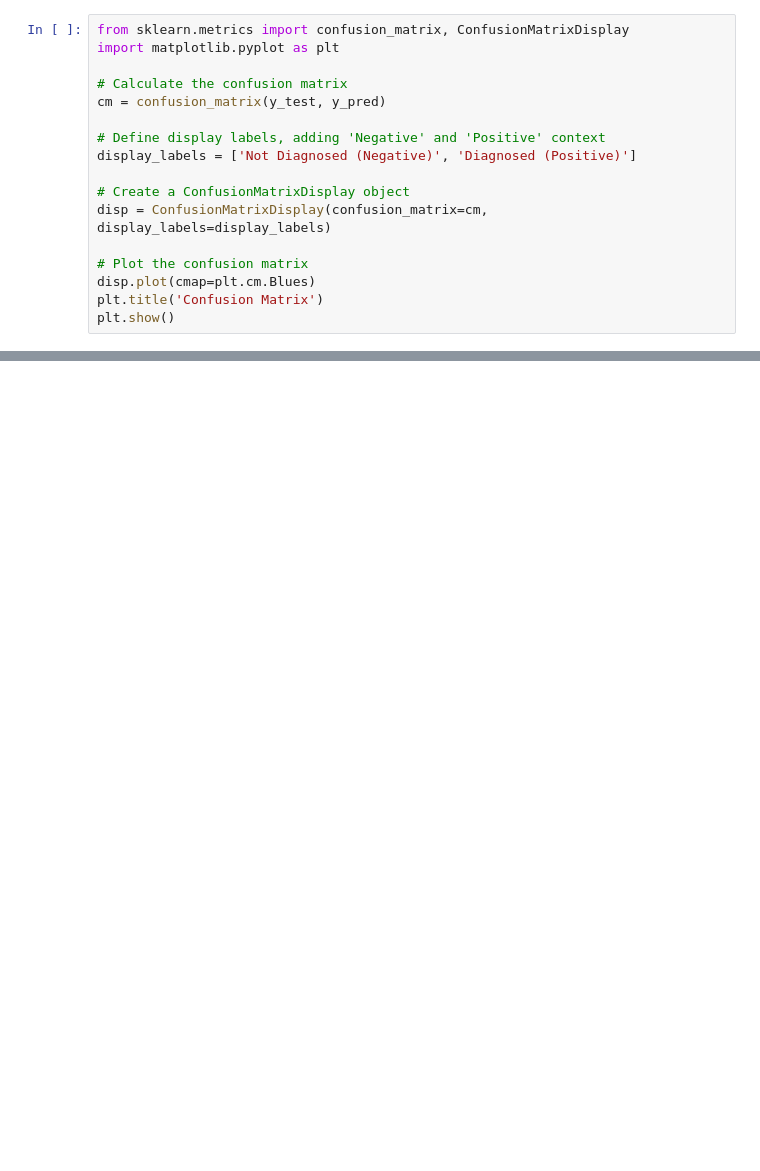
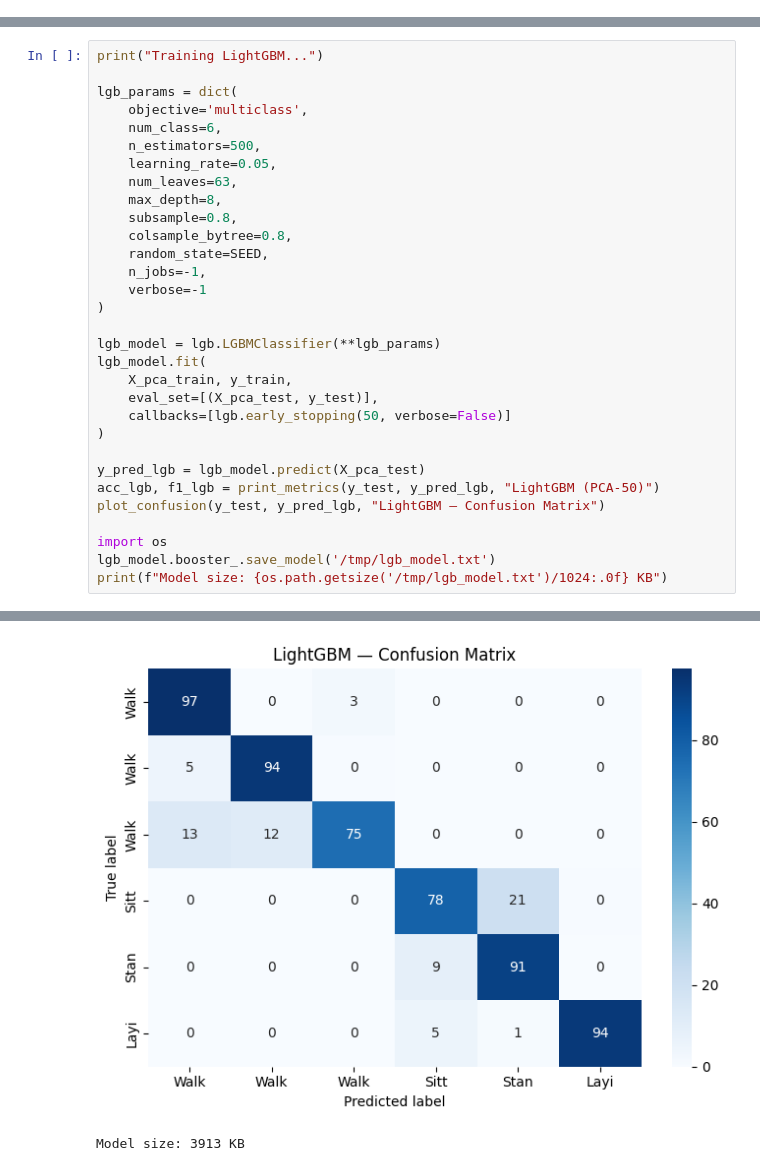
Before and after one commit to Rohithsirpuri80018/ML-lab, a Jupyter notebook: Untitled6.ipynb, the cells around one changed output, grey strips where cells are left out. Saved outputs shown, nothing was run; the diff lists cells and outputs as text; blank space fills up the shorter version.

```diff
--- a/Untitled6.ipynb
+++ b/Untitled6.ipynb
@@ -215,17 +2,0 @@ ROC AUC Score: 1.0000
-# %%
-from sklearn.metrics import confusion_matrix, ConfusionMatrixDisplay
-import matplotlib.pyplot as plt
-
-# Calculate the confusion matrix
-cm = confusion_matrix(y_test, y_pred)
-
-# Define display labels, adding 'Negative' and 'Positive' context
-display_labels = ['Not Diagnosed (Negative)', 'Diagnosed (Positive)']
-
-# Create a ConfusionMatrixDisplay object
-disp = ConfusionMatrixDisplay(confusion_matrix=cm, display_labels=display_labels)
-
-# Plot the confusion matrix
-disp.plot(cmap=plt.cm.Blues)
-plt.title('Confusion Matrix')
-plt.show()
@@ -571,0 +182,32 @@ Comparison of Actual vs. Predicted Diagnosis Labels on Test Set:
+# %%
+print("Training LightGBM...")
+
+lgb_params = dict(
+    objective='multiclass',
+    num_class=6,
+    n_estimators=500,
+    learning_rate=0.05,
+    num_leaves=63,
+    max_depth=8,
+    subsample=0.8,
+    colsample_bytree=0.8,
+    random_state=SEED,
+    n_jobs=-1,
+    verbose=-1
+)
+
+lgb_model = lgb.LGBMClassifier(**lgb_params)
+lgb_model.fit(
+    X_pca_train, y_train,
+    eval_set=[(X_pca_test, y_test)],
+    callbacks=[lgb.early_stopping(50, verbose=False)]
+)
+
+y_pred_lgb = lgb_model.predict(X_pca_test)
+acc_lgb, f1_lgb = print_metrics(y_test, y_pred_lgb, "LightGBM (PCA-50)")
+plot_confusion(y_test, y_pred_lgb, "LightGBM — Confusion Matrix")
+
+import os
+lgb_model.booster_.save_model('/tmp/lgb_model.txt')
+print(f"Model size: {os.path.getsize('/tmp/lgb_model.txt')/1024:.0f} KB")
+# %% [output]
@@ -571,0 +233,2 @@ Comparison of Actual vs. Predicted Diagnosis Labels on Test Set:
+[figure, added]
+Model size: 3913 KB
```
Also changed, not shown: parts of 36 cells of this notebook.
